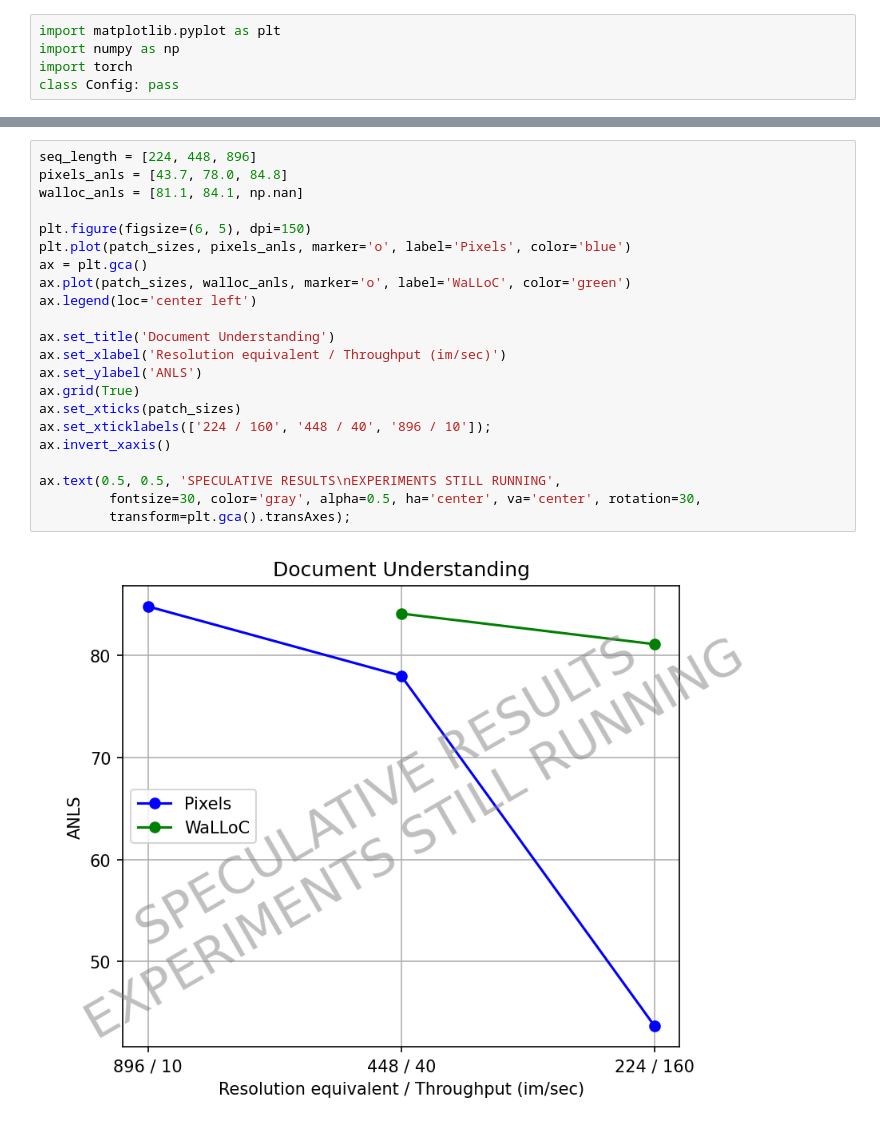
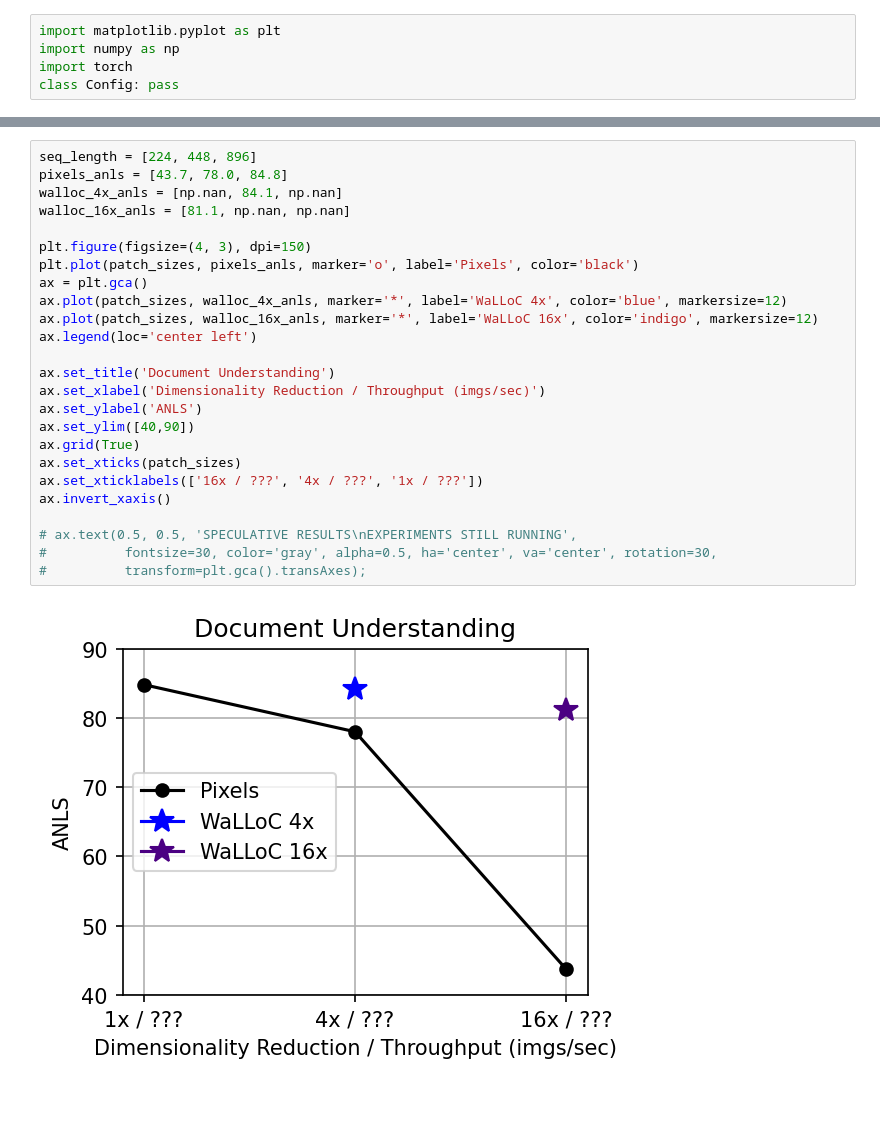
Before and after one commit to danjacobellis/LCCL, a Jupyter notebook: train/results_plot.ipynb, the cells around one changed output, grey strips where cells are left out. Drawn from its saved outputs; the diff is of its cells as text.

```diff
--- a/train/results_plot.ipynb
+++ b/train/results_plot.ipynb
@@ -57,25 +61,28 @@ ax.text(0.5, 0.5, 'SPECULATIVE RESULTS\nEXPERIMENTS STILL RUNNING',
 # %%
 seq_length = [224, 448, 896]
 pixels_anls = [43.7, 78.0, 84.8]
-walloc_anls = [81.1, 84.1, np.nan]
+walloc_4x_anls = [np.nan, 84.1, np.nan]
+walloc_16x_anls = [81.1, np.nan, np.nan]
 
-plt.figure(figsize=(6, 5), dpi=150)
-plt.plot(patch_sizes, pixels_anls, marker='o', label='Pixels', color='blue')
+plt.figure(figsize=(4, 3), dpi=150)
+plt.plot(patch_sizes, pixels_anls, marker='o', label='Pixels', color='black')
 ax = plt.gca()
-ax.plot(patch_sizes, walloc_anls, marker='o', label='WaLLoC', color='green')
+ax.plot(patch_sizes, walloc_4x_anls, marker='*', label='WaLLoC 4x', color='blue', markersize=12)
+ax.plot(patch_sizes, walloc_16x_anls, marker='*', label='WaLLoC 16x', color='indigo', markersize=12)
 ax.legend(loc='center left')
 
 ax.set_title('Document Understanding')
-ax.set_xlabel('Resolution equivalent / Throughput (im/sec)')
+ax.set_xlabel('Dimensionality Reduction / Throughput (imgs/sec)')
 ax.set_ylabel('ANLS')
+ax.set_ylim([40,90])
 ax.grid(True)
 ax.set_xticks(patch_sizes)
-ax.set_xticklabels(['224 / 160', '448 / 40', '896 / 10']);
+ax.set_xticklabels(['16x / ???', '4x / ???', '1x / ???'])
 ax.invert_xaxis()
 
-ax.text(0.5, 0.5, 'SPECULATIVE RESULTS\nEXPERIMENTS STILL RUNNING',
-         fontsize=30, color='gray', alpha=0.5, ha='center', va='center', rotation=30,
-         transform=plt.gca().transAxes);
+# ax.text(0.5, 0.5, 'SPECULATIVE RESULTS\nEXPERIMENTS STILL RUNNING',
+#          fontsize=30, color='gray', alpha=0.5, ha='center', va='center', rotation=30,
+#          transform=plt.gca().transAxes);
 # %% [output]
-[figure, old version]
+[figure, new version]
 # %%
```
Also changed, not shown: parts of 6 cells of this notebook.
